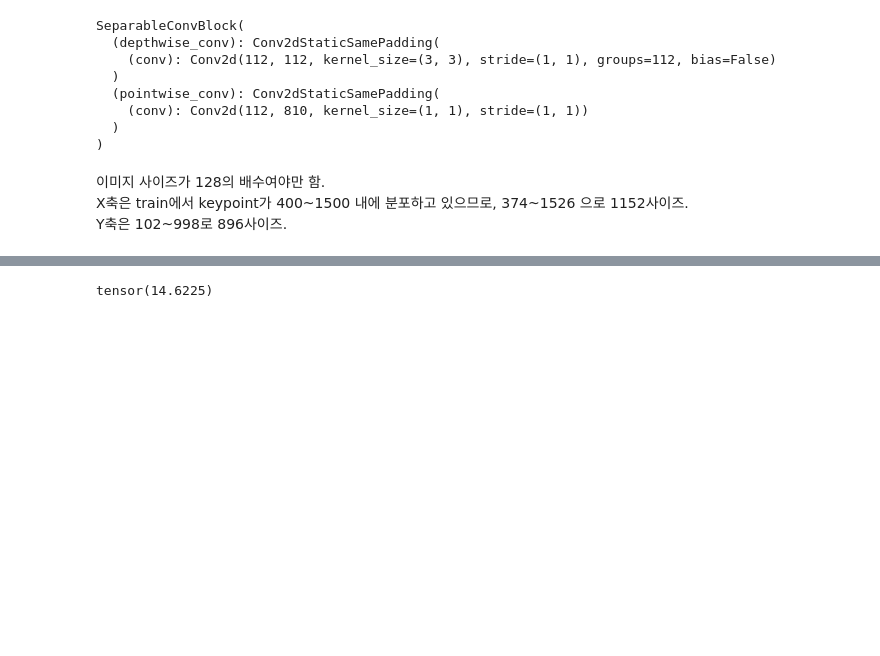
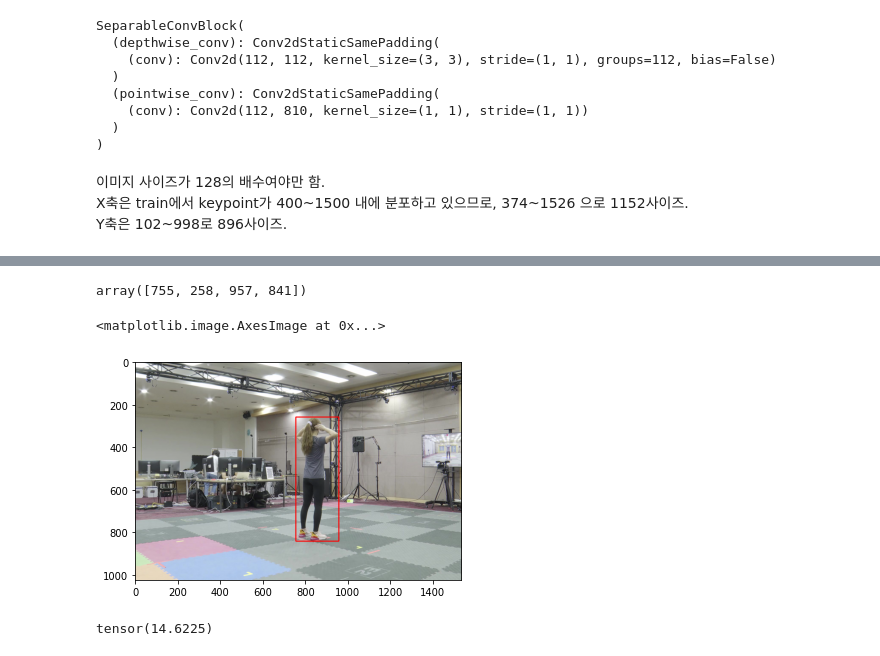
Before and after one commit to Kitsunetic/motion-keypoint, a Jupyter notebook: script/effdet 실험.ipynb, the cells around one changed output, grey strips where cells are left out. Saved outputs shown, nothing was run; the diff lists cells and outputs as text; code cells hidden in the pictures; blank space fills up the shorter version.

```diff
--- a/script/effdet 실험.ipynb
+++ b/script/effdet 실험.ipynb
@@ -106,0 +180,3 @@ _, regression, classification, anchors = model(x)
+# %%
+out = networks.efficientdet.postprocess(x, anchors, regression, classification)
+out
@@ -107,3 +201,19 @@ _, regression, classification, anchors = model(x)
+# %%
+p = out[0]
+box = p["rois"][p["class_ids"] == 0][p["scores"][p["class_ids"] == 0].argmax()]
+# %%
+box = box.astype(np.int)
+# %%
+box
+# %% [output]
+array([755, 258, 957, 841])
+# %%
+im_out = utils.denormalize(x).squeeze(0).permute(1, 2, 0).mul(255.0).type(torch.uint8).numpy()
+# %%
+plt.imshow(cv2.rectangle(im_out, (box[0], box[1]), (box[2], box[3]), (255, 0, 0), 3))
+# %% [output]
+<matplotlib.image.AxesImage at 0x...>
+[figure, added]
 # %%
 regression.max()
 # %% [output]
```
Also changed, not shown: parts of 24 cells of this notebook, 6 other files.
